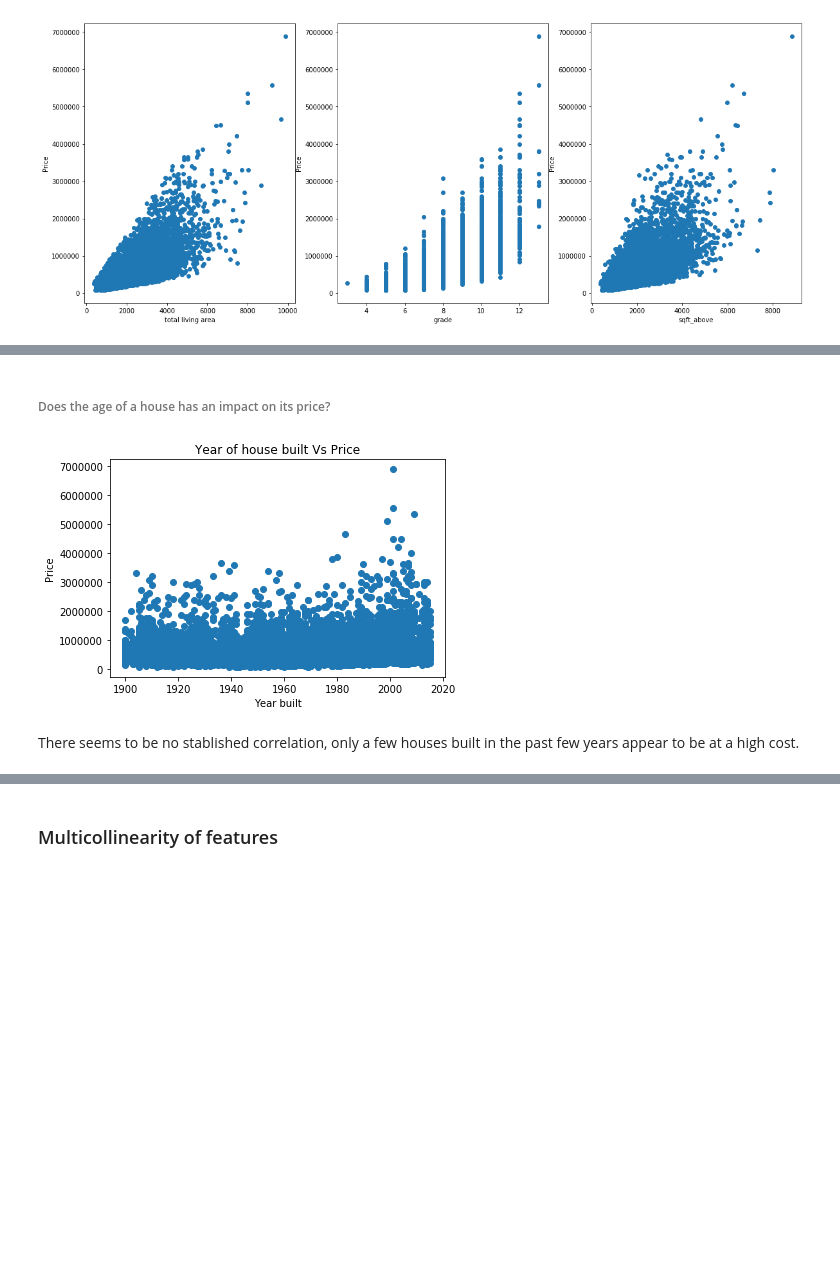
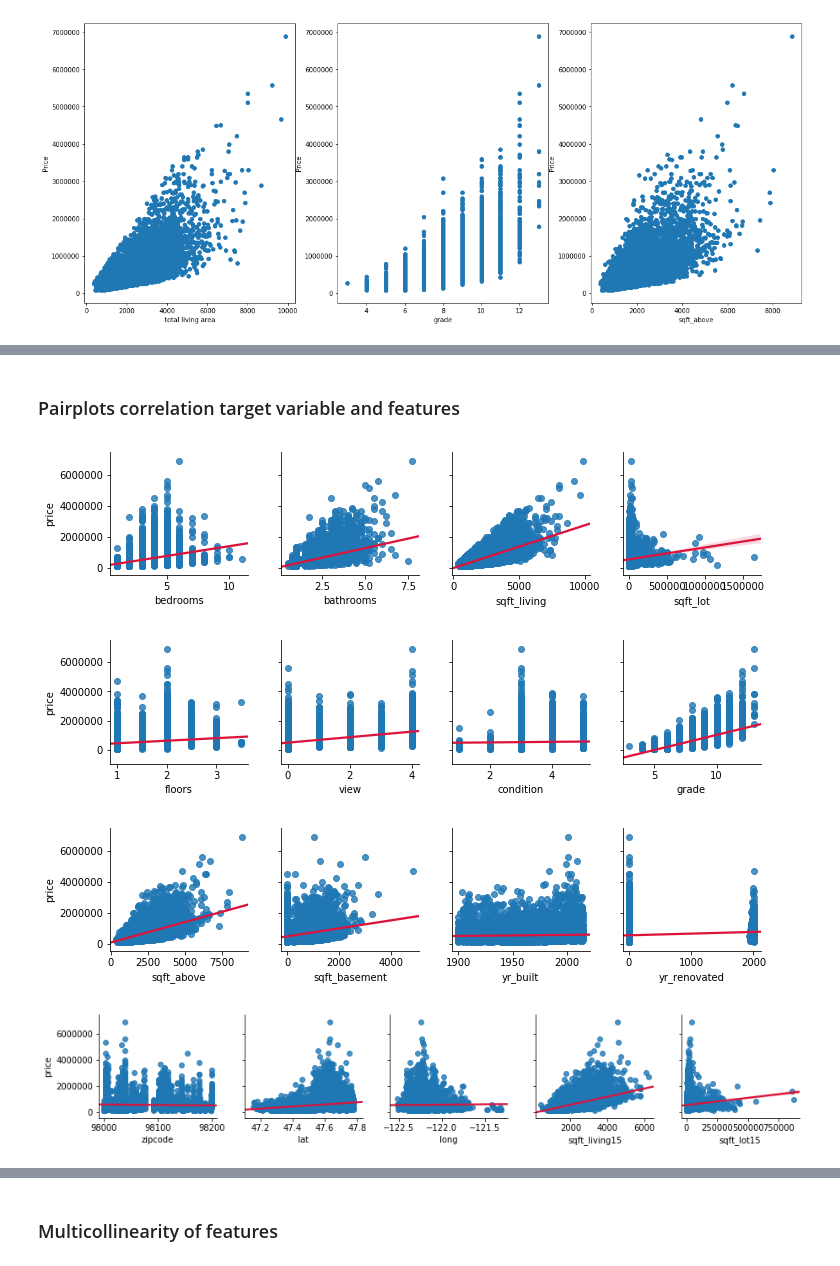
Before and after one commit to naquech-DS/dsc-1-final-project-online-ds-ft-112618, a Jupyter notebook: student.ipynb, the cells around one changed output, grey strips where cells are left out. Cells and saved outputs as stored; diff of their text form; code cells hidden in the pictures; blank space fills up the shorter version.

```diff
--- a/student.ipynb
+++ b/student.ipynb
@@ -727,12 +713,0 @@ Surprisingly no relatioship can be stablished between zipcode and price, its cor
-# %% [markdown]
-
-###### Does the age of a house has an impact on its price?
-# %%
-plt.scatter(df.yr_built, df.price)
-plt.title('Year of house built Vs Price')
-plt.xlabel('Year built')
-plt.ylabel('Price');
-# %% [output]
-[figure, removed]
-# %% [markdown]
- There seems to be no stablished correlation, only a few houses built in the past few years appear to be at a high cost.
@@ -745,0 +714,21 @@ plt.ylabel('Price');
+# %% [markdown]
+### Pairplots correlation target variable and features
+# %%
+sns.pairplot(x_vars=['bedrooms', 'bathrooms', 'sqft_living','sqft_lot'],
+             y_vars='price', data=df, kind='reg', plot_kws={'line_kws':{'color':'crimson'}})
+
+sns.pairplot(x_vars=['floors', 'view', 'condition','grade'],
+             y_vars='price', data=df, kind='reg', plot_kws={'line_kws':{'color':'crimson'}})
+
+sns.pairplot(x_vars=['sqft_above', 'sqft_basement', 'yr_built','yr_renovated'],
+             y_vars='price', data=df, kind='reg', plot_kws={'line_kws':{'color':'crimson'}})
+
+sns.pairplot(x_vars=['zipcode','lat', 'long','sqft_living15', 'sqft_lot15'],
+             y_vars='price', data=df, kind='reg', plot_kws={'line_kws':{'color':'crimson'}})
+
+plt.show()
+# %% [output]
+[figure, added]
+[figure, added]
+[figure, added]
+[figure, added]
```
Also changed, not shown: parts of 26 cells of this notebook.
